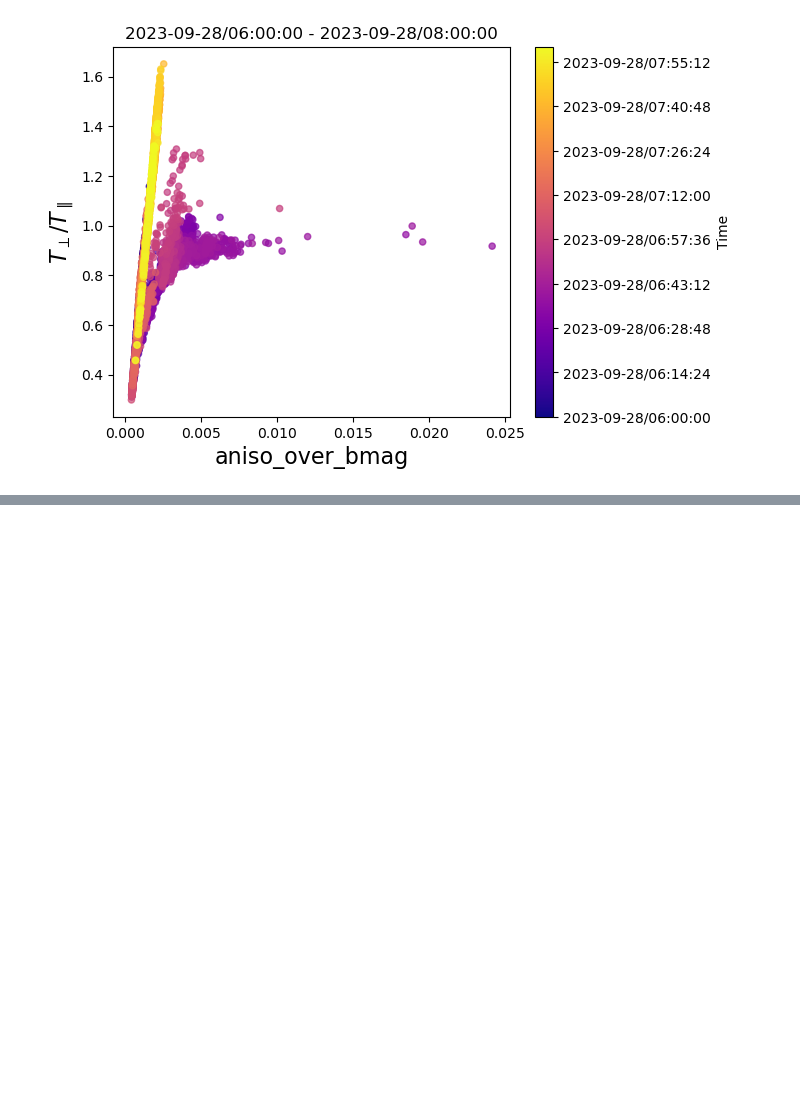
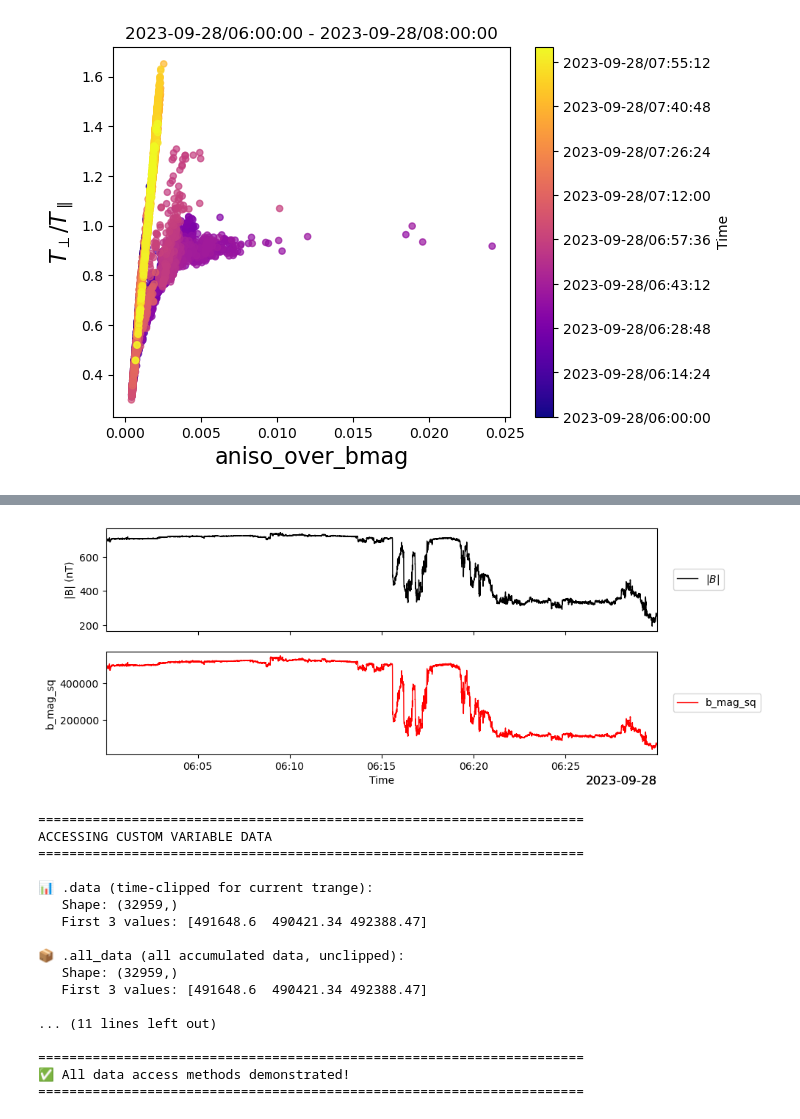
Before and after one commit to Sonified/Plotbot, a Jupyter notebook: example_notebooks/plotbot_custom_variable_examples.ipynb, the cells around one changed output, grey strips where cells are left out. Drawn from its saved outputs; the diff is of its cells as text; code cells hidden in the pictures; blank space fills up the shorter version.

```diff
--- a/example_notebooks/plotbot_custom_variable_examples.ipynb
+++ b/example_notebooks/plotbot_custom_variable_examples.ipynb
@@ -208,0 +237,64 @@ showdahodo(trange, aniso_over_bmag, proton.anisotropy);
+# %%
+# Create a simple custom variable
+b_magnitude_squared = custom_variable('b_mag_sq', mag_rtn_4sa.bmag ** 2)
+b_magnitude_squared.color = 'red'
+
+# Define a time range and load data
+trange_demo = ['2023-09-28/06:00:00', '2023-09-28/06:30:00']
+plotbot(trange_demo, mag_rtn_4sa.bmag, 1, b_magnitude_squared, 2)
+
+# Now access the data through different properties
+print("=" * 70)
+print("ACCESSING CUSTOM VARIABLE DATA")
+print("=" * 70)
+
+# 1. Access time-clipped data for current trange
+data = b_magnitude_squared.data
+print(f"\n📊 .data (time-clipped for current trange):")
+print(f"   Shape: {data.shape}")
+print(f"   First 3 values: {data[:3]}")
+
+# 2. Access all accumulated data (unclipped)
+all_data = b_magnitude_squared.all_data
+print(f"\n📦 .all_data (all accumulated data, unclipped):")
+print(f"   Shape: {all_data.shape}")
+print(f"   First 3 values: {all_data[:3]}")
+
+# 3. Access datetime array (Python datetime objects)
+dt_array = b_magnitude_squared.datetime_array
+print(f"\n📅 .datetime_array (Python datetime objects):")
+print(f"   Shape: {dt_array.shape}")
+print(f"   Type: {type(dt_array[0])}")
+print(f"   First time: {dt_array[0]}")
+print(f"   Last time:  {dt_array[-1]}")
+
+# 4. Access TT2000 epoch times (nanoseconds since 2000-01-01)
+time_array = b_magnitude_squared.time
+print(f"\n⏱️  .time (TT2000 epoch in nanoseconds):")
+print(f"   Shape: {time_array.shape}")
+print(f"   Type: {time_array.dtype}")
+print(f"   First time: {time_array[0]} ns")
+print(f"   Last time:  {time_array[-1]} ns")
+
+print("\n" + "=" * 70)
+print("✅ All data access methods demonstrated!")
+print("=" * 70)
+# %% [output]
+[figure, added]
+======================================================================
+ACCESSING CUSTOM VARIABLE DATA
+======================================================================
+
+📊 .data (time-clipped for current trange):
+   Shape: (32959,)
+   First 3 values: [491648.6  490421.34 492388.47]
+
+📦 .all_data (all accumulated data, unclipped):
+   Shape: (32959,)
+   First 3 values: [491648.6  490421.34 492388.47]
+
+... (11 lines left out)
+
+======================================================================
+✅ All data access methods demonstrated!
+======================================================================
```
Also changed, not shown: parts of 6 cells of this notebook, 19 other files.
